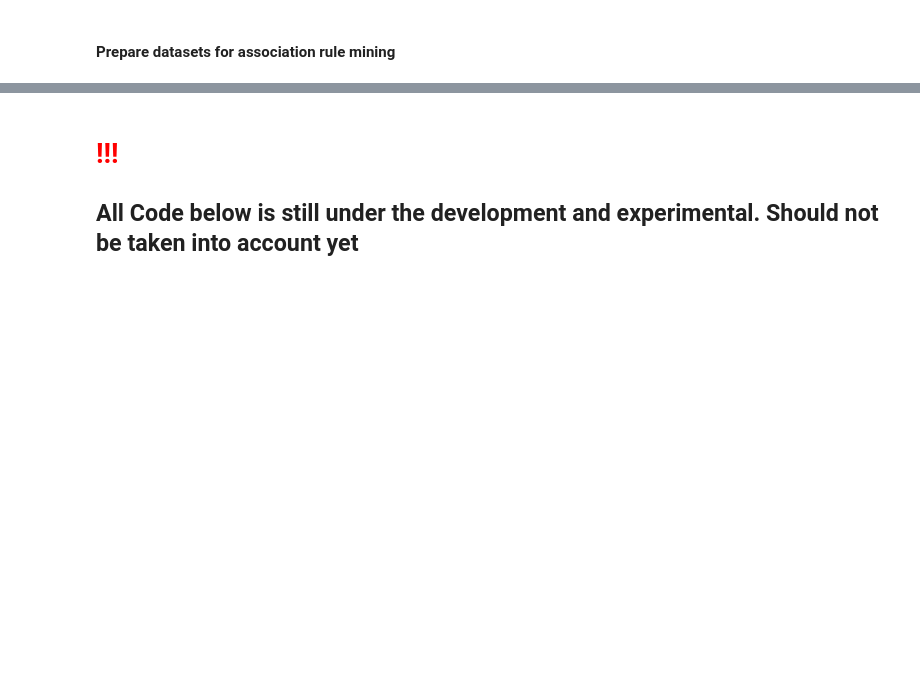
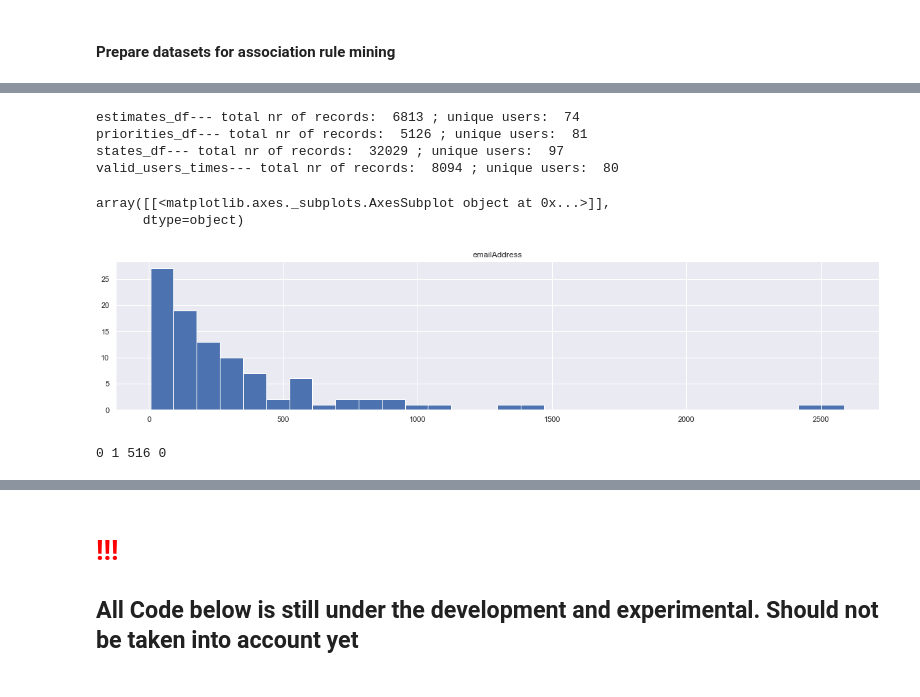
Before and after one commit to gogoladzetedo/Personalities_In_Agile, a Jupyter notebook: Analysis.ipynb, the cells around one changed output, grey strips where cells are left out. Saved outputs shown, nothing was run; the diff lists cells and outputs as text; code cells hidden in the pictures; blank space fills up the shorter version.

```diff
--- a/Analysis.ipynb
+++ b/Analysis.ipynb
@@ -1315,0 +1371,15 @@ user_personalities['Is_neurotic']       =user_personalities['neuroticism'].apply
+# %%
+print('estimates_df---', 'total nr of records: ', estimates_df.shape[0], '; unique users: ',estimates_df.user.drop_duplicates().shape[0])
+print('priorities_df---', 'total nr of records: ',priorities_df.shape[0], '; unique users: ',priorities_df.user.drop_duplicates().shape[0])
+print('states_df---', 'total nr of records: ',states_df.shape[0], '; unique users: ',states_df.user.drop_duplicates().shape[0])
+print('valid_users_times---', 'total nr of records: ',valid_users_times.shape[0], '; unique users: ',valid_users_times.user.drop_duplicates().shape[0])
+
+states_df.groupby('user').count().reset_index()[['user', 'emailAddress']].hist(bins = 30)
+# %% [output]
+estimates_df--- total nr of records:  6813 ; unique users:  74
+priorities_df--- total nr of records:  5126 ; unique users:  81
+states_df--- total nr of records:  32029 ; unique users:  97
+valid_users_times--- total nr of records:  8094 ; unique users:  80
+array([[<matplotlib.axes._subplots.AxesSubplot object at 0x...>]],
+      dtype=object)
+[figure, added]
@@ -1315,0 +1395,10 @@ user_personalities['Is_neurotic']       =user_personalities['neuroticism'].apply
+# %%
+print(estimates_assoc_df[pd.isnull(estimates_assoc_df['StoryPoints'])==True].shape[0],
+      priorities_assoc_df[pd.isnull(priorities_assoc_df['priority'])==True].shape[0],
+      states_assoc_df[pd.isnull(states_assoc_df['status'])==True].shape[0],
+      times_assoc_df[pd.isnull(times_assoc_df['time_spending_category'])==True].shape[0])
+
+priorities_assoc_df = priorities_assoc_df[pd.isnull(priorities_assoc_df['priority'])==False]
+states_assoc_df = states_assoc_df[pd.isnull(states_assoc_df['status'])==False]
+# %% [output]
+0 1 516 0
```
Also changed, not shown: parts of 30 cells of this notebook.
